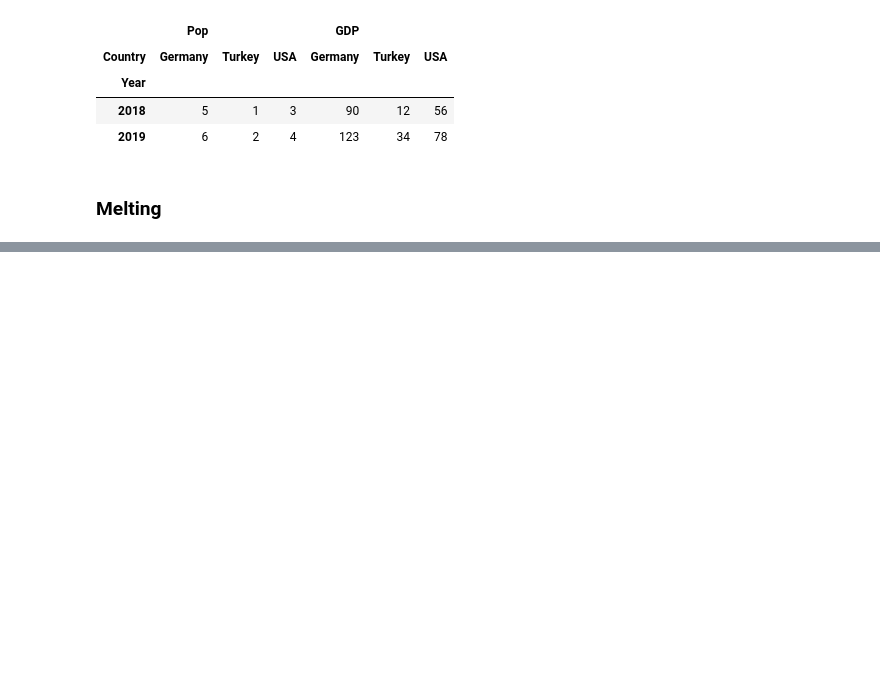
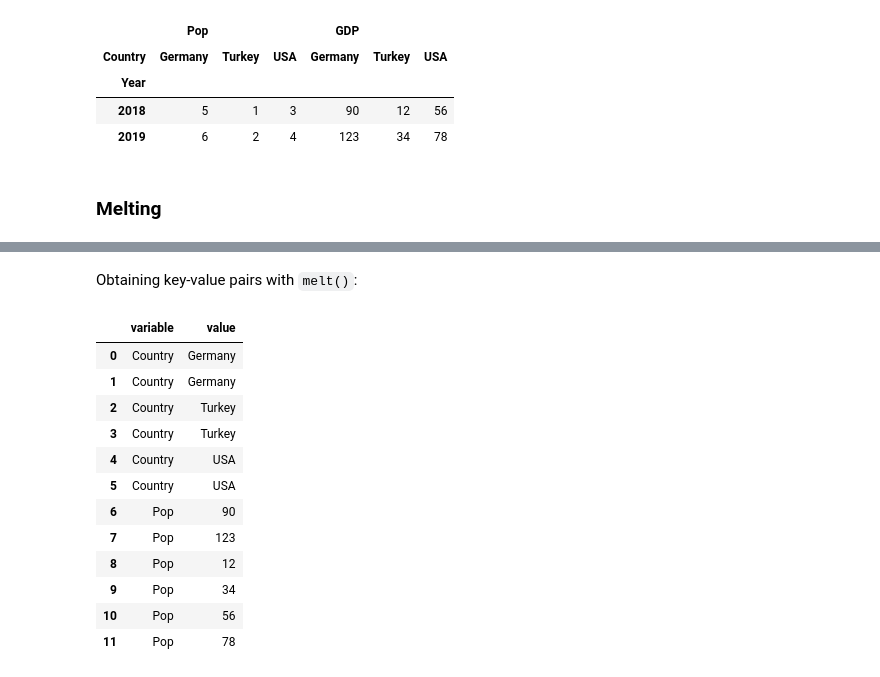
Before and after one commit to kaymal/python-teach, a Jupyter notebook: Python for Data Science/Manipulating DataFrames with Pandas.ipynb, the cells around one changed output, grey strips where cells are left out. Saved outputs shown, nothing was run; the diff lists cells and outputs as text; code cells hidden in the pictures; blank space fills up the shorter version.

```diff
--- a/Python for Data Science/Manipulating DataFrames with Pandas.ipynb
+++ b/Python for Data Science/Manipulating DataFrames with Pandas.ipynb
@@ -425,0 +426,3 @@ df3_stack.unstack()
+# %%
+df2_melt = df2.pivot(index='Year', columns='Country', values='GDP')
+df2_melt
@@ -425,0 +434,3 @@ df3_stack.unstack()
+# %%
+df2_melt = df2_melt.reset_index()
+df2_melt
@@ -425,0 +441,3 @@ df3_stack.unstack()
+# %%
+df2_melt = pd.melt(df2_melt, id_vars=['Year'], value_name='Pop')
+df2_melt
@@ -425,0 +452,22 @@ df3_stack.unstack()
+# %% [markdown]
+Obtaining key-value pairs with `melt()`:
+# %%
+# Set the new index
+df2_melt = df2_melt.set_index('Year')
+
+# Obtain the key-value pairs
+pd.melt(df2_melt, col_level=0)
+# %% [output]
+|  | variable | value |
+| 0 | Country | Germany |
+| 1 | Country | Germany |
+| 2 | Country | Turkey |
+| 3 | Country | Turkey |
+| 4 | Country | USA |
+| 5 | Country | USA |
+| 6 | Pop | 90 |
+| 7 | Pop | 123 |
+| 8 | Pop | 12 |
+| 9 | Pop | 34 |
+| 10 | Pop | 56 |
+| 11 | Pop | 78 |
```
Also changed, not shown: parts of 8 cells of this notebook.
